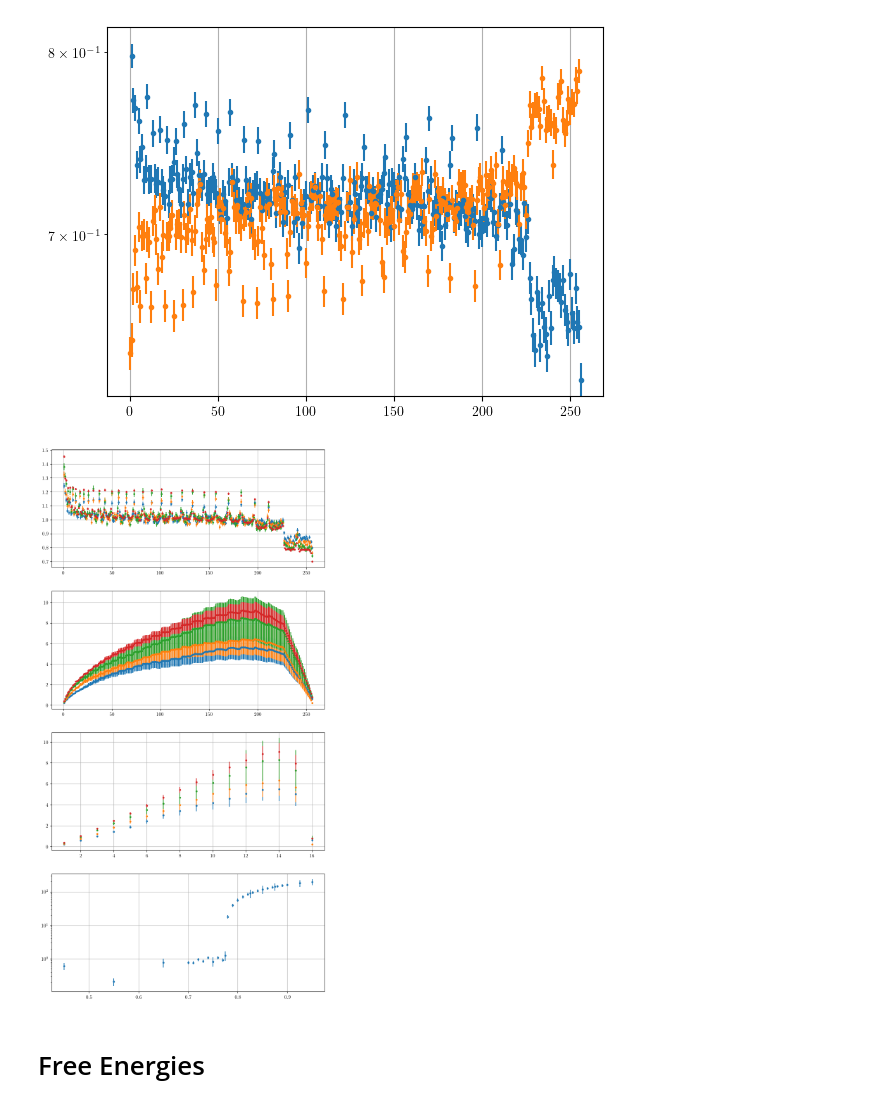
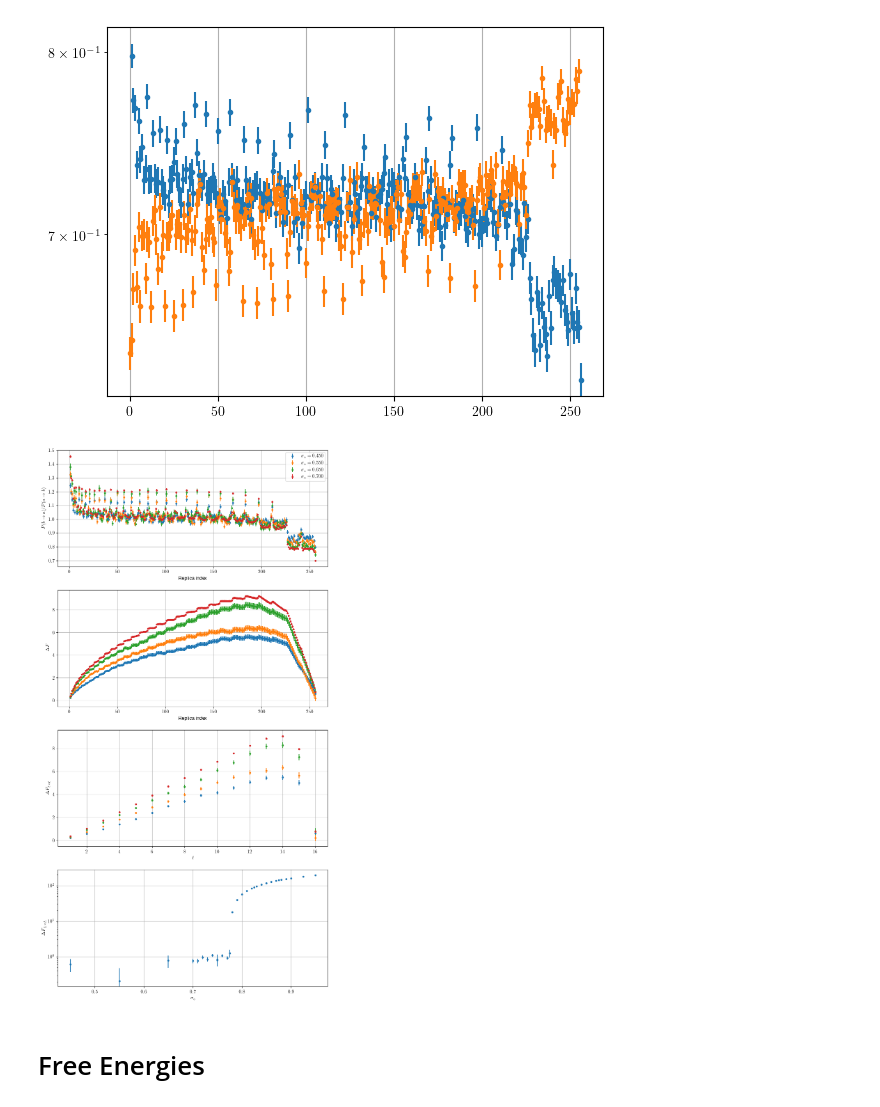
Before and after one commit to Renmusxd/GaugeTheoryRunner, a Jupyter notebook: jupyter/PlotMarkovLoopProbs.ipynb, the cells around one changed output. Saved outputs shown, nothing was run; the diff lists cells and outputs as text; code cells hidden in the pictures.

```diff
--- a/jupyter/PlotMarkovLoopProbs.ipynb
+++ b/jupyter/PlotMarkovLoopProbs.ipynb
@@ -29,12 +29,12 @@ data[16][0]["all_transition_probs"].shape
 # %%
-tp = data[16][0]["all_transition_probs"]
+tp = data[L][0]["all_transition_probs"]
 
-pyplot.hist(tp[:,128,0], bins=100, density=True)
+pyplot.hist(tp[:,L*L//2,0], bins=100, density=True)
 
 ylims = pyplot.ylim()
 
-xmean = tp[:,128,0].mean()
-xmeanstd = tp[:,128,0].std() / numpy.sqrt(tp.shape[0])
+xmean = tp[:,L*L//2,0].mean()
+xmeanstd = tp[:,L*L//2,0].std() / numpy.sqrt(tp.shape[0])
 pyplot.plot([xmean, xmean], [-1e6,1e6])
 pyplot.plot([xmean-xmeanstd, xmean-xmeanstd], [-1e6,1e6], c='gray')
 pyplot.plot([xmean+xmeanstd, xmean+xmeanstd], [-1e6,1e6], c='gray')
@@ -68,8 +66,6 @@ pyplot.show()
 # %%
 def near(x, xs, tol=1e-3):
     return any(abs(x - xx)<tol for xx in xs)
-
-L = 16
 
 fig, axs = pyplot.subplots(4, figsize=(10, 20))
 
@@ -88,39 +84,53 @@ for d in sorted(data[L], key=lambda d: d["k"][()]):
         rel_std = stderrs / means
 
         rel_means = means[1:,0] / means[:-1,1]
         rel_stderrs = numpy.sqrt(rel_std[1:,0]**2 + rel_std[:-1,1]**2)
 
         if near(k, plot_ks):
-            axs[0].errorbar(numpy.arange(1, means.shape[0]), rel_means, yerr=rel_stderrs * rel_means, fmt='.', label=f'{k:.3f}')
+            axs[0].errorbar(numpy.arange(1, means.shape[0]), rel_means, yerr=rel_stderrs * rel_means, fmt='.', label=fr'$\sigma_\circ = {k:.3f}$')
 
         cumulative_log_rel_means = numpy.cumsum(numpy.log(rel_means))
         cumulative_log_rel_rel_errs = numpy.sqrt(numpy.cumsum(rel_std[1:,0]**2) + numpy.cumsum(rel_std[:-1,1]**2))
-        stderr = cumulative_log_rel_rel_errs * cumulative_log_rel_means
+
+        # Relative errors become absolute with a log
+        # log((1 +/- d)x) = log(x) +/- d
+        stderr = cumulative_log_rel_rel_errs
 
         if near(k, plot_ks):
-            axs[1].errorbar(numpy.arange(1, means.shape[0]), cumulative_log_rel_means, yerr=stderr, fmt='.', label=f'{k:.3f}')
+            axs[1].errorbar(numpy.arange(1, means.shape[0]), cumulative_log_rel_means, yerr=stderr, fmt='.', label=fr'$\sigma_\circ = {k:.3f}$')
 
         sqr_means = [cumulative_log_rel_means[i*i - 1] for i in range(1, L+1)]
         sqr_stderrs = [stderr[i*i - 1] for i in range(1, L+1)]
 
         if near(k, plot_ks):
-            axs[2].errorbar(numpy.arange(1, L+1), sqr_means, yerr=sqr_stderrs, fmt='.', label=f'{k:.3f}')
+            axs[2].errorbar(numpy.arange(1, L+1), sqr_means, yerr=sqr_stderrs, fmt='.', label=fr'$\sigma_\circ = {k:.3f}$')
 
         ks.append(k)
         last_fe.append(sqr_means[-1])
         last_fe_std.append(sqr_stderrs[-1])
 axs[3].errorbar(ks, last_fe, yerr=last_fe_std, fmt='.')
 
+axs[0].legend()
+axs[0].set_ylabel(r"$P(b\rightarrow a) / P(a \rightarrow b)$")
+axs[0].set_xlabel(r"Replica index")
 axs[0].grid()
+
+axs[1].set_ylabel(r"$\Delta F$")
+axs[1].set_xlabel(r"Replica index")
 axs[1].grid()
+
+axs[2].set_ylabel(r"$\Delta F_{\ell \times \ell}$")
+axs[2].set_xlabel(r"$\ell$")
 axs[2].grid()
+
+axs[3].set_ylabel(r"$\Delta F_{L \times L}$")
+axs[3].set_xlabel(r"$\sigma_{\circ}$")
 axs[3].grid()
-
 axs[3].set_yscale('log')
 
 pyplot.show()
 # %% [output]
-[figure, old version]
+[figure, new version]
 # %% [markdown]
 # Free Energies
 # %%
```
Also changed, not shown: parts of 9 cells of this notebook.
